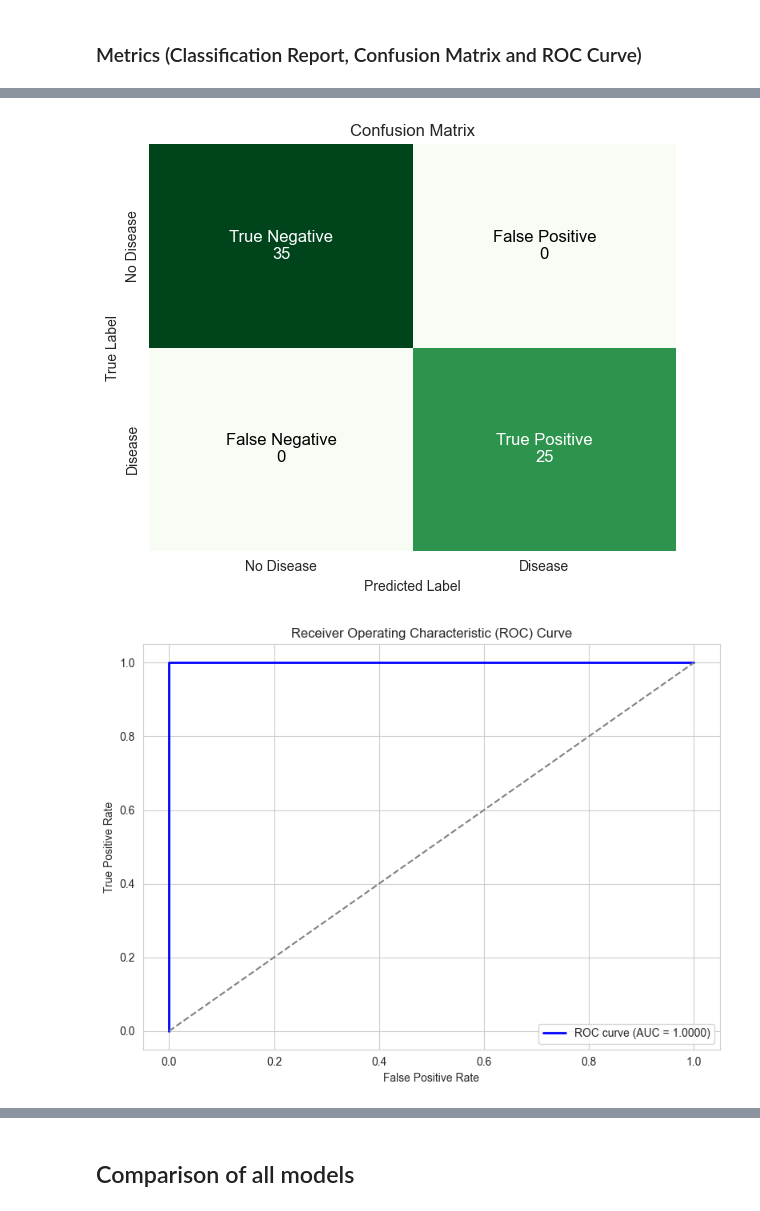
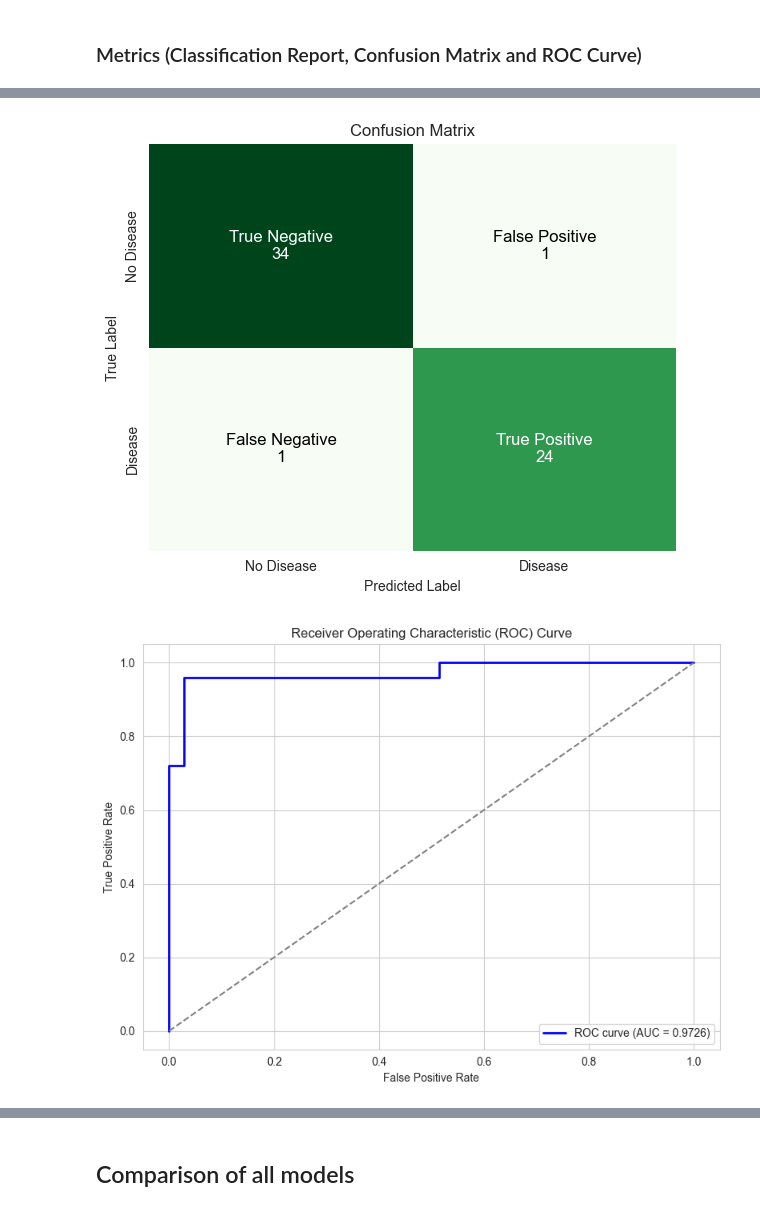
Before and after one commit to hjf11/Heart-Disease-Cleveland-UCI-Classification, a Jupyter notebook: Heart_Disease_Classification.ipynb, the cells around one changed output, grey strips where cells are left out. Saved outputs shown, nothing was run; the diff lists cells and outputs as text; code cells hidden in the pictures.

Commit message:
Trained all the models and printed the roc curve

```diff
--- a/Heart_Disease_Classification.ipynb
+++ b/Heart_Disease_Classification.ipynb
@@ -596,6 +596,9 @@ all_combinations = list(product(lr_values, batch_sizes, epochs_list, l2_lambda_v
 n_combinations_to_try = 50
 random_combos = sample(all_combinations, n_combinations_to_try)
 
+X_train_shuffle = np.array(X_train_shuffle)
+y_train_shuffle = np.array(y_train_shuffle)
+
 skf = StratifiedKFold(n_splits=5, shuffle=True, random_state=42)
 
 best_accuracy = 0
@@ -606,8 +609,8 @@ for lr, batch_size, epochs, l2_lambda, dropout_rate in tqdm(random_combos):
     fold_accuracies = []
 
     for train_index, val_index in skf.split(X_train_shuffle, y_train_shuffle):
-        X_train_fold, X_val_fold = X_train[train_index], X_train[val_index]
-        y_train_fold, y_val_fold = y_train[train_index], y_train[val_index]
+        X_train_fold, X_val_fold = X_train_shuffle[train_index], X_train_shuffle[val_index]
+        y_train_fold, y_val_fold = y_train_shuffle[train_index], y_train_shuffle[val_index]
 
         model = build_model(lr=lr, l2_lambda=l2_lambda, dropout_rate=dropout_rate)
 
@@ -625,6 +628,6 @@ for lr, batch_size, epochs, l2_lambda, dropout_rate in tqdm(random_combos):
 
     if mean_accuracy > best_accuracy:
         best_accuracy = mean_accuracy
-        best_params = {'lr': lr, 'batch_size': batch_size, 'epochs': epochs, 'l2_lambda': l2_lambda, dropout_rate: dropout_rate}
+        best_params = {'lr': lr, 'batch_size': batch_size, 'epochs': epochs, 'l2_lambda': l2_lambda, 'dropout_rate': dropout_rate}
 
 print("Best Parameters:", best_params)
@@ -678,15 +685,15 @@ print("Best Parameters:", best_params)
 # %% [markdown]
 ### Best(ish) parameters are: lr=0.001, l2_lambda=0.01, batch_size=8, epochs=200
 # %%
-best_nn = build_model(lr=0.001, l2_lambda=0.01)
-best_nn.fit(X_test_shuffle, y_test_shuffle, batch_size=8, epochs=200, verbose=0)
-best_models.append(best_nn)
+# best_nn = build_model(lr=0.001, l2_lambda=0.01)
+# best_nn.fit(X_test_shuffle, y_test_shuffle, batch_size=8, epochs=200, verbose=0)
+# best_models.append(best_nn)
 # %% [markdown]
 ### Metrics (Classification Report, Confusion Matrix and ROC Curve)
 # %%
-# best_nn = build_model(lr=best_params['lr'], l2_lambda=best_params['l2_lambda'])
-# best_nn.fit(X_train, y_train, batch_size=best_params['batch_size'], epochs=best_params['epochs'], verbose=0)
-# best_models.append(best_nn)
+best_nn = build_model(lr=best_params['lr'], l2_lambda=best_params['l2_lambda'])
+best_nn.fit(X_train, y_train, batch_size=best_params['batch_size'], epochs=best_params['epochs'], verbose=0)
+best_models.append(best_nn)
 
 print_classification_report_from_model(best_nn, X_train, y_train)
 
@@ -716,5 +723,5 @@ weighted avg       1.00      1.00      1.00        60
 [figure]
-[figure, old version]
+[figure, new version]
 # %%
 best_nn.summary()
 # %% [output]
```
Also changed, not shown: parts of 6 cells of this notebook.
